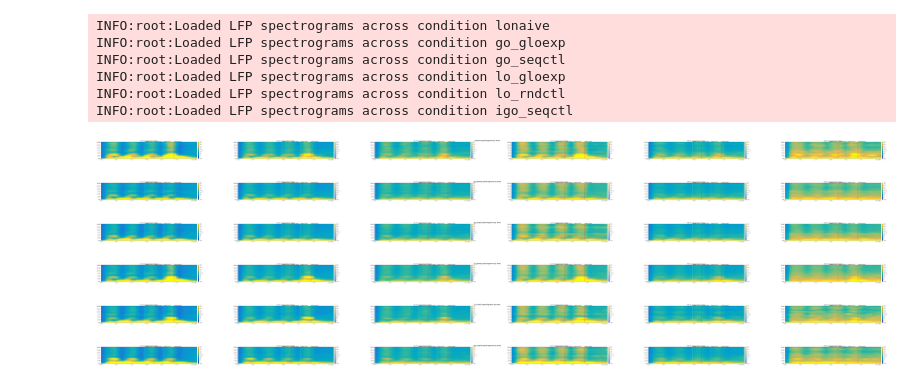
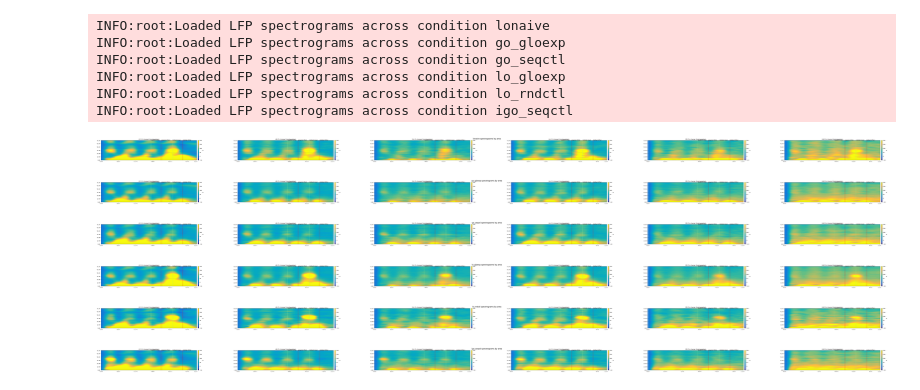
Before and after one commit to BastosLab/electropysiology, a Jupyter notebook: notebooks/passiveglo/grand_spectrogram_eyeballs.ipynb, the cells around one changed output. Drawn from its saved outputs; the diff is of its cells as text; code cells hidden in the pictures.

Commit message:
notebooks.passiveglo.grand_spectrogram_eyeballs: plot condition spectrograms
Signed-off-by: Eli Sennesh <eli.sennesh@vanderbilt.edu>

```diff
--- a/notebooks/passiveglo/grand_spectrogram_eyeballs.ipynb
+++ b/notebooks/passiveglo/grand_spectrogram_eyeballs.ipynb
@@ -64,7 +64,7 @@ def initialize_spectrum(key, signal, path=None):
 summaries = {}
 # %%
 for cond in CONDITIONS:
-    cond_path = "/mnt/data/000253/grand_spectrogram_downsample32_%s" % cond
+    cond_path = "/mnt/data/000253/grand_spectrogram_downsample16_%s" % cond
     summaries[cond] = epych.statistic.Summary.unpickle(cond_path, epych.statistics.spectrum.Spectrogram)
     logging.info("Loaded LFP spectrograms across condition %s" % cond)
 # %% [output]
@@ -76,13 +76,13 @@ INFO:root:Loaded LFP spectrograms across condition lo_rndctl
 INFO:root:Loaded LFP spectrograms across condition igo_seqctl
 # %%
 for cond in CONDITIONS:
-    tfrs = summaries[cond].results().smap(lambda tfr: tfr.channel_mean().baseline(-3.5 * pq.second, -3.2 * pq.second)).erp()
-    tfrs.plot(signals=anatomical_areas, sigtitle=stattitle, title="%s spectrograms by area" % cond, vmin=-50, vmax=300,
-              figure="grand_spectrogram_downsample32_%s.pdf" % cond, **EVENTS)
+    tfrs = summaries[cond].results().smap(lambda tfr: tfr.channel_mean().baseline(-3.5 * pq.second, -3.2 * pq.second).select_freqs(0, 75)).erp()
+    tfrs.plot(signals=anatomical_areas, sigtitle=stattitle, title="%s spectrograms by area" % cond, vmin=-50, vmax=200,
+              figure="grand_spectrogram_downsample16_%s.pdf" % cond, **EVENTS)
 # %% [output]
-[figure, old version]
+[figure, new version]
-[figure, old version]
+[figure, new version]
-[figure, old version]
+[figure, new version]
-[figure, old version]
+[figure, new version]
-[figure, old version]
+[figure, new version]
-[figure, old version]
+[figure, new version]
```
Also changed, not shown: parts of 1 cell of this notebook.
